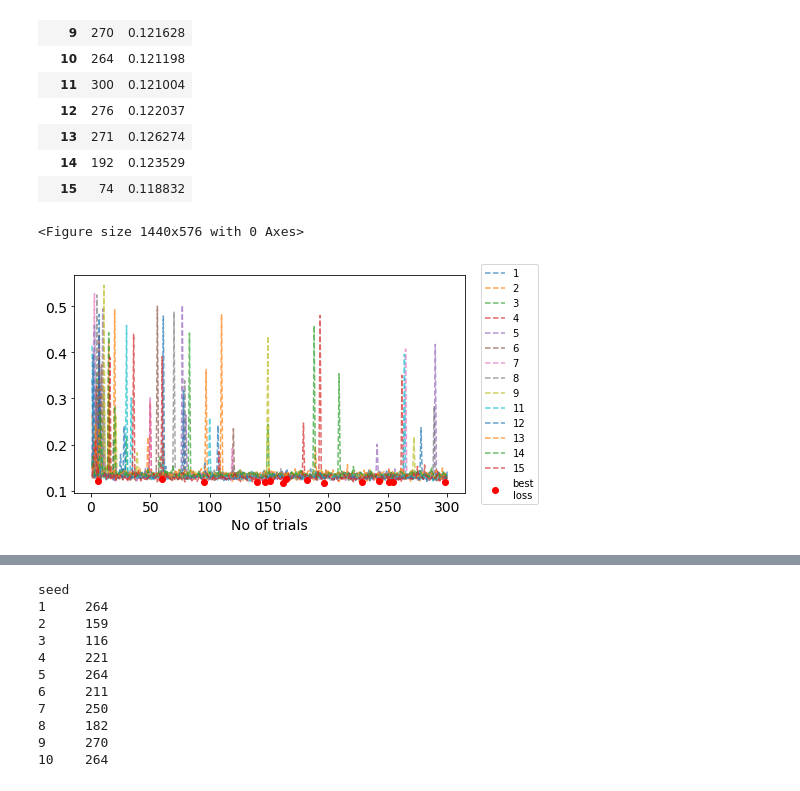
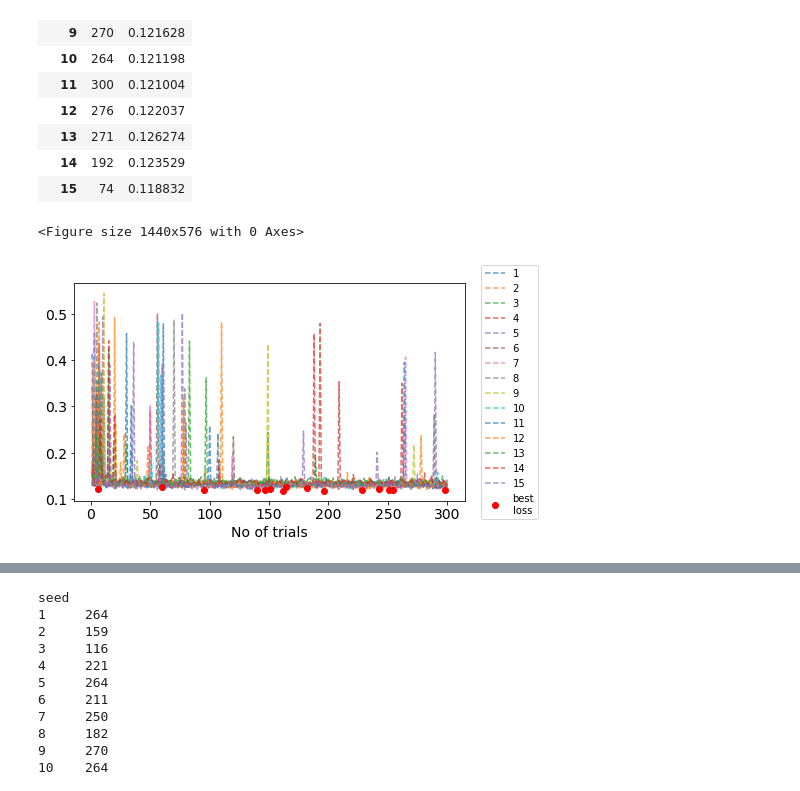
Before and after one commit to Birkamal/statistical_analysis, a Jupyter notebook: project_analysis.ipynb, the cells around one changed output, grey strips where cells are left out. Cells and saved outputs as stored; diff of their text form; code cells hidden in the pictures.

Commit message:
updated optuna analysis

```diff
--- a/project_analysis.ipynb
+++ b/project_analysis.ipynb
@@ -149,17 +149,17 @@ pd.concat([loss_xgb['loss', 'hyperopt'].idxmin(),loss_xgb['loss', 'hyperopt'].mi
 | 15 | 74 | 0.118832 |
 # %%
 plt.figure(figsize= (20,8))
-fig = loss_xgb['loss', 'optuna'].drop(10,axis=1)[0:300].plot(figsize= (7,4), alpha = 0.7, style = "--")
+fig = loss_xgb['loss', 'optuna'].plot(figsize= (7,4), alpha = 0.7, style = "--")
 plt.plot(loss_xgb['loss', 'optuna'][0:300].idxmin(),loss_xgb['loss', 'optuna'][0:300].min(), 'o',label='best\nloss', color = 'red',markersize=6)
 plt.legend(loc='right', bbox_to_anchor=(1.2, 0.5), ncol=1)
 plt.xlabel("No of trials", size=14)
 plt.xticks(size=14)
 plt.yticks(size=14)
 plt.savefig("xgb_optuna_loss.png", bbox_inches='tight')
 plt.show()
 # %% [output]
 <Figure size 1440x576 with 0 Axes>
-[figure, old version]
+[figure, new version]
 # %%
 result_loss = result[['iteration','optim_type','loss','seed','eval_time (seconds)']].drop_duplicates(keep = 'first')
 result_loss = result_loss.set_index(['iteration','seed','optim_type']).unstack().unstack()[0:300]
```
